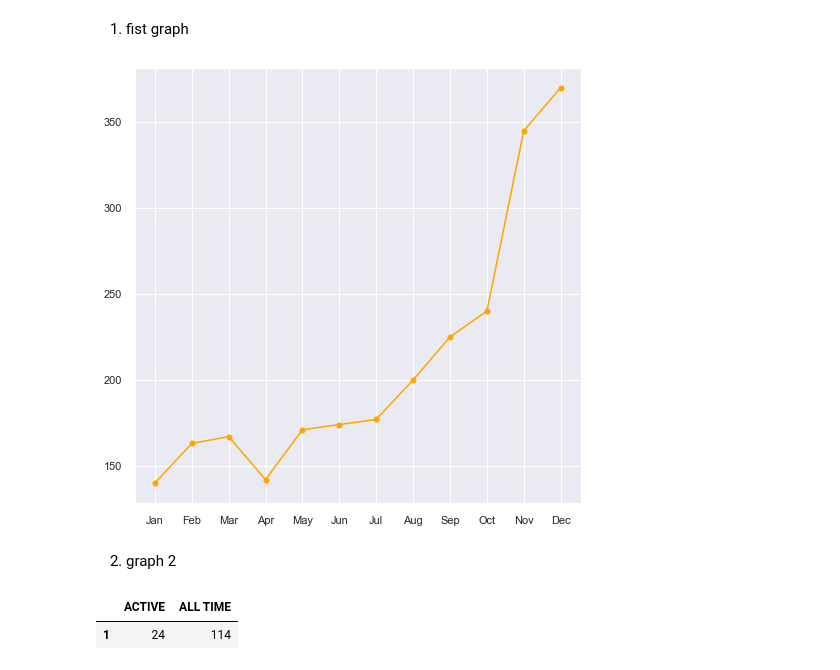
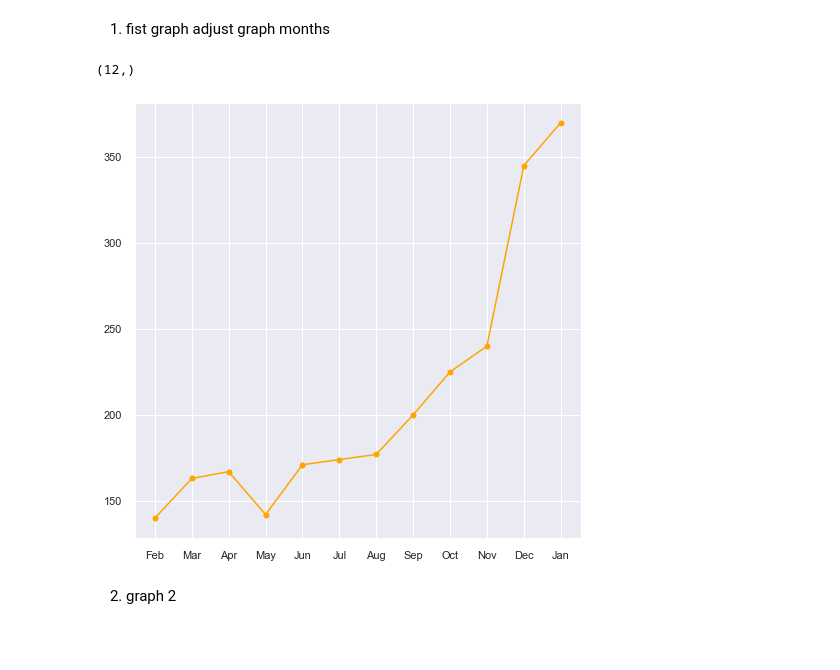
Before and after one commit to bexwood/MammalWebDashboard, a Jupyter notebook: graphs.ipynb, the cells around one changed output. Cells and saved outputs as stored; diff of their text form; code cells hidden in the pictures; blank space fills up the shorter version.

```diff
--- a/graphs.ipynb
+++ b/graphs.ipynb
@@ -46,21 +89,29 @@ plt.style.use('seaborn')
 sns.set(font_scale=1)
 # %% [markdown]
 1. fist graph
+adjust graph months
+# %%
+currentMonth = datetime.now().month
+currentMonthStructure = dates[currentMonth -1:]
+for x in range(currentMonth-1):
+    date = dates[x]
+    currentMonthStructure.append(date)
+
+# currentMonthStructure = np.array(currentMonthStructure)
+# currentMonthStructure = currentMonthStructure.reshape(1,12)
+currentMonthStructure = np.array(currentMonthStructure)
+currentMonthStructure.shape
+# %% [output]
+(12,)
 # %%
-x= dates
+x= currentMonthStructure
 y= dummy_ImgForClassification
 plt.figure(figsize=((8,8)))
 plt.plot(x, y,'-o', color ="orange")
-plt.show()
+plt.savefig('KPI1.1.png')
 # %% [output]
-[figure, old version]
+[figure, new version]
 # %% [markdown]
 2. graph 2
 # %%
 import dash_table
-# %%
-df = pd.DataFrame({'ACTIVE': dummy_ClassifyingImages[0], 'ALL TIME': dummy_ClassifyingImages[1]}, index=[1])
-df
-# %% [output]
-|  | ACTIVE | ALL TIME |
-| 1 | 24 | 114 |
```
Also changed, not shown: parts of 8 cells of this notebook, 4 other files.
